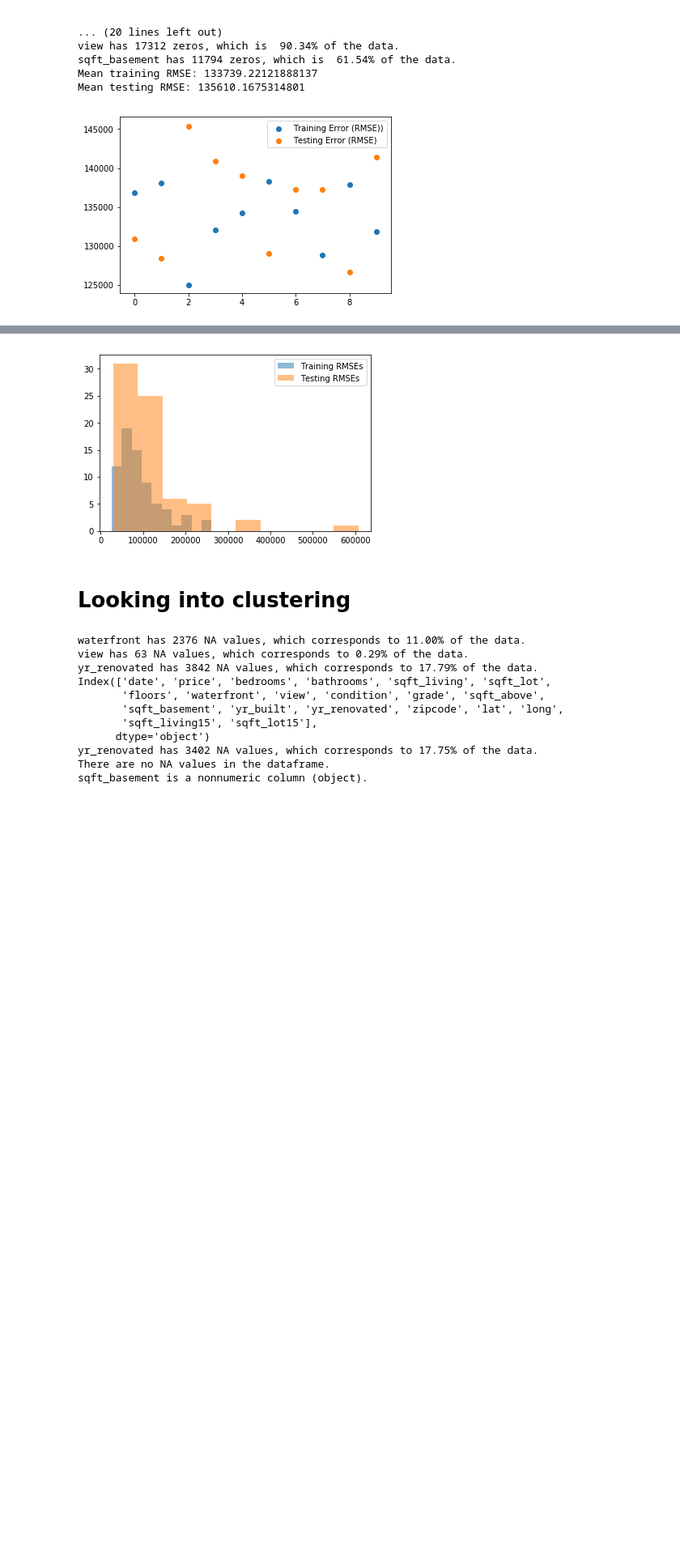
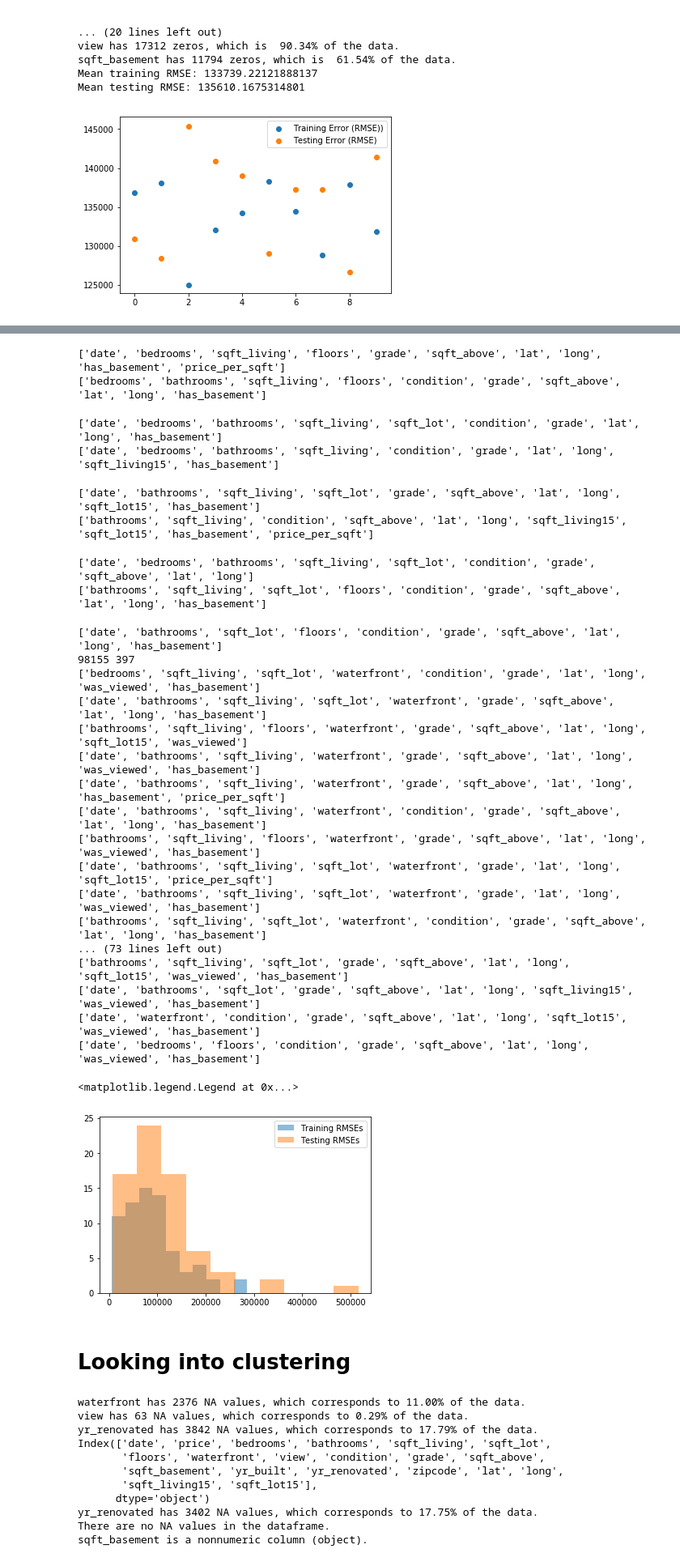
Before and after one commit to JoeDown/King-County-Linear-Regression-Price-Prediction, a Jupyter notebook: nick-scratch.ipynb, the cells around one changed output, grey strips where cells are left out. Shown at 81% size. Saved outputs shown, nothing was run; the diff lists cells and outputs as text; code cells hidden in the pictures; blank space fills up the shorter version.

```diff
--- a/nick-scratch.ipynb
+++ b/nick-scratch.ipynb
@@ -2168,6 +2170,7 @@ log_transform_data = True
 normalize_data = True
 num_splits = 10
 test_size = 0.33
+n_features_to_select = 10
 
 ### Loading data
 df = load_kc_data(filename='kc_house_data.csv', verbose=False)
@@ -2224,10 +2227,12 @@ for zipcode in zipcodes:
         train_df = binarize_column(train_df, "view", new_column_name="was_viewed")
         train_df = binarize_column(train_df, "sqft_basement", new_column_name="has_basement")
 #         #train_df = add_dummy_zipcodes(train_df)
+        train_df = add_price_per_sqft(train_df)
 
         test_df = binarize_column(test_df, "view", new_column_name="was_viewed")
         test_df = binarize_column(test_df, "sqft_basement", new_column_name="has_basement")
         #test_df = add_dummy_zipcodes(test_df)
+        test_df = add_price_per_sqft(test_df)
 
         ### Transforming data
         if log_transform_data:
@@ -2261,10 +2266,10 @@ for zipcode in zipcodes:
         # check_for_heteroscedasticity ## not yet implemented
 
         ### Feature selection
-        #rfe_features = recursive_feature_elimination_get_features(df, "price", n_features_to_select=int(len(df.columns)*0.90))
-        #rfe_features = recursive_feature_elimination_get_features(df, "price")
-        #print(rfe_features)
-        #df = df.loc[:,rfe_features + ["price"]]
+        rfe_features = recursive_feature_elimination_get_features(train_df, "price", n_features_to_select=n_features_to_select)
+        print(rfe_features)
+        train_df = train_df.loc[:,rfe_features + ["price"]]
+        test_df = test_df.loc[:,rfe_features + ["price"]]
 
         ### Build the model
         train_linreg = build_linear_model_sklearn(train_df, "price")
@@ -2367,4 +2371,30 @@ sqft_basement is a nonnumeric column (object).
+['date', 'bedrooms', 'sqft_living', 'floors', 'grade', 'sqft_above', 'lat', 'long', 'has_basement', 'price_per_sqft']
+['bedrooms', 'bathrooms', 'sqft_living', 'floors', 'condition', 'grade', 'sqft_above', 'lat', 'long', 'has_basement']
+['date', 'bedrooms', 'bathrooms', 'sqft_living', 'sqft_lot', 'condition', 'grade', 'lat', 'long', 'has_basement']
+['date', 'bedrooms', 'bathrooms', 'sqft_living', 'condition', 'grade', 'lat', 'long', 'sqft_living15', 'has_basement']
+['date', 'bathrooms', 'sqft_living', 'sqft_lot', 'grade', 'sqft_above', 'lat', 'long', 'sqft_lot15', 'has_basement']
+['bathrooms', 'sqft_living', 'condition', 'sqft_above', 'lat', 'long', 'sqft_living15', 'sqft_lot15', 'has_basement', 'price_per_sqft']
+['date', 'bedrooms', 'bathrooms', 'sqft_living', 'sqft_lot', 'condition', 'grade', 'sqft_above', 'lat', 'long']
+['bathrooms', 'sqft_living', 'sqft_lot', 'floors', 'condition', 'grade', 'sqft_above', 'lat', 'long', 'has_basement']
+['date', 'bathrooms', 'sqft_lot', 'floors', 'condition', 'grade', 'sqft_above', 'lat', 'long', 'has_basement']
+98155 397
+['bedrooms', 'sqft_living', 'sqft_lot', 'waterfront', 'condition', 'grade', 'lat', 'long', 'was_viewed', 'has_basement']
+['date', 'bathrooms', 'sqft_living', 'sqft_lot', 'waterfront', 'grade', 'sqft_above', 'lat', 'long', 'has_basement']
+['bathrooms', 'sqft_living', 'floors', 'waterfront', 'grade', 'sqft_above', 'lat', 'long', 'sqft_lot15', 'was_viewed']
+['date', 'bathrooms', 'sqft_living', 'waterfront', 'grade', 'sqft_above', 'lat', 'long', 'was_viewed', 'has_basement']
+['date', 'bathrooms', 'sqft_living', 'waterfront', 'grade', 'sqft_above', 'lat', 'long', 'has_basement', 'price_per_sqft']
+['date', 'bathrooms', 'sqft_living', 'waterfront', 'condition', 'grade', 'sqft_above', 'lat', 'long', 'has_basement']
+['bathrooms', 'sqft_living', 'floors', 'waterfront', 'grade', 'sqft_above', 'lat', 'long', 'was_viewed', 'has_basement']
+['date', 'bathrooms', 'sqft_living', 'sqft_lot', 'waterfront', 'grade', 'lat', 'long', 'sqft_lot15', 'price_per_sqft']
+['date', 'bathrooms', 'sqft_living', 'sqft_lot', 'waterfront', 'grade', 'lat', 'long', 'was_viewed', 'has_basement']
+['bathrooms', 'sqft_living', 'sqft_lot', 'waterfront', 'condition', 'grade', 'sqft_above', 'lat', 'long', 'has_basement']
+... (73 lines left out)
+['bathrooms', 'sqft_living', 'sqft_lot', 'grade', 'sqft_above', 'lat', 'long', 'sqft_lot15', 'was_viewed', 'has_basement']
+['date', 'bathrooms', 'sqft_lot', 'grade', 'sqft_above', 'lat', 'long', 'sqft_living15', 'was_viewed', 'has_basement']
+['date', 'waterfront', 'condition', 'grade', 'sqft_above', 'lat', 'long', 'sqft_lot15', 'was_viewed', 'has_basement']
+['date', 'bedrooms', 'floors', 'condition', 'grade', 'sqft_above', 'lat', 'long', 'was_viewed', 'has_basement']
+<matplotlib.legend.Legend at 0x...>
-[figure, old version]
+[figure, new version]
 # %% [markdown]
 # Looking into clustering
 # %%
```
Also changed, not shown: parts of 19 cells of this notebook, 2 other files.
